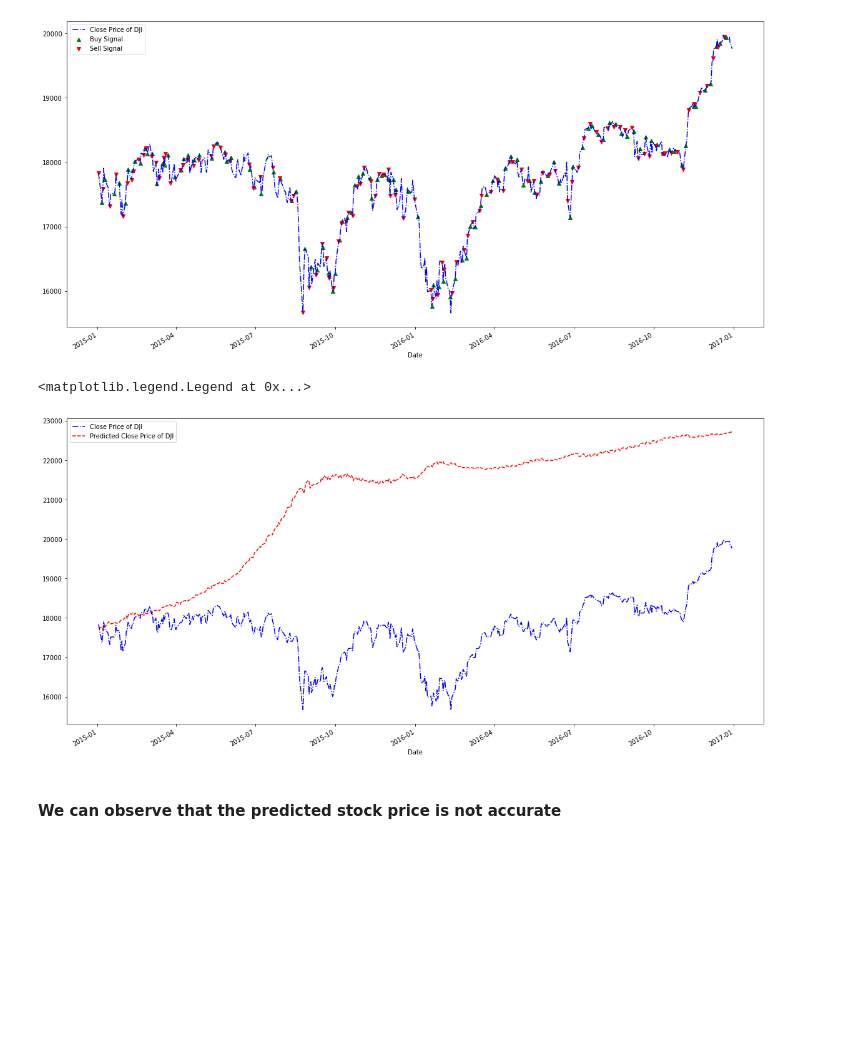
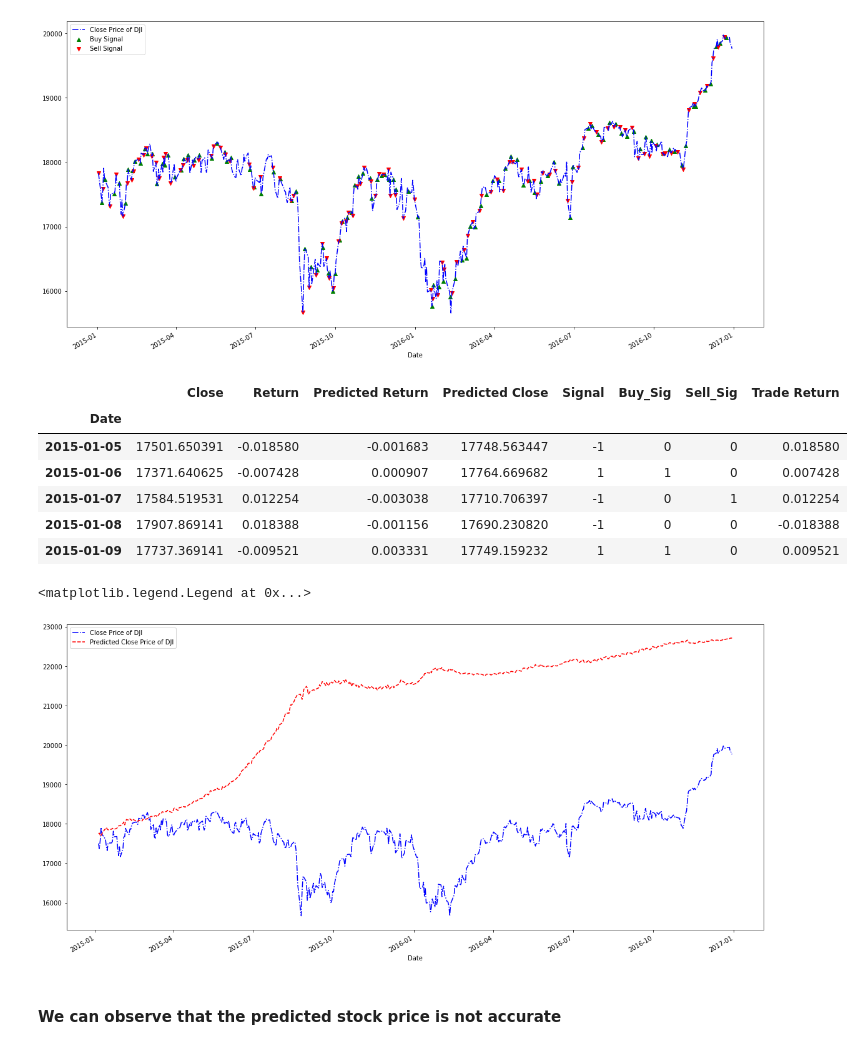
Before and after one commit to HKHmax/Python-Projects, a Jupyter notebook: ARIMA Model on Dow Jones Industrial Averages.ipynb, the cells around one changed output. Saved outputs shown, nothing was run; the diff lists cells and outputs as text; code cells hidden in the pictures; blank space fills up the shorter version.

```diff
--- a/ARIMA Model on Dow Jones Industrial Averages.ipynb
+++ b/ARIMA Model on Dow Jones Industrial Averages.ipynb
@@ -455,7 +462,17 @@ plt.legend()
 [figure]
 # %%
 #Create another columns for the trade return
-Return['Trade Return'] = Return['Signal'] * Return['Return']
+Return['Trade Return'] = trade(Return['Return'],Return['Signal'])
+Return = Return.dropna()
+Return.head()
+# %% [output]
+|  | Close | Return | Predicted Return | Predicted Close | Signal | Buy_Sig | Sell_Sig | Trade Return |
+| Date |  |  |  |  |  |  |  |  |
+| 2015-01-05 | 17501.650391 | -0.018580 | -0.001683 | 17748.563447 | -1 | 0 | 0 | 0.018580 |
+| 2015-01-06 | 17371.640625 | -0.007428 | 0.000907 | 17764.669682 | 1 | 1 | 0 | 0.007428 |
+| 2015-01-07 | 17584.519531 | 0.012254 | -0.003038 | 17710.706397 | -1 | 0 | 1 | 0.012254 |
+| 2015-01-08 | 17907.869141 | 0.018388 | -0.001156 | 17690.230820 | -1 | 0 | 0 | -0.018388 |
+| 2015-01-09 | 17737.369141 | -0.009521 | 0.003331 | 17749.159232 | 1 | 1 | 0 | 0.009521 |
 # %%
 #Take a look at the predicted Close and Real Close
 plt.figure(figsize = (20, 10))
@@ -464,7 +481,7 @@ Return['Predicted Close'].plot(color = 'r', linestyle = '--', label = 'Predicted
 plt.legend(loc = 'best')
 # %% [output]
 <matplotlib.legend.Legend at 0x...>
-[figure, old version]
+[figure, new version]
 # %% [markdown]
 #### We can observe that the predicted stock price is not accurate
 # %%
```
Also changed, not shown: parts of 6 cells of this notebook, 2 other files.
